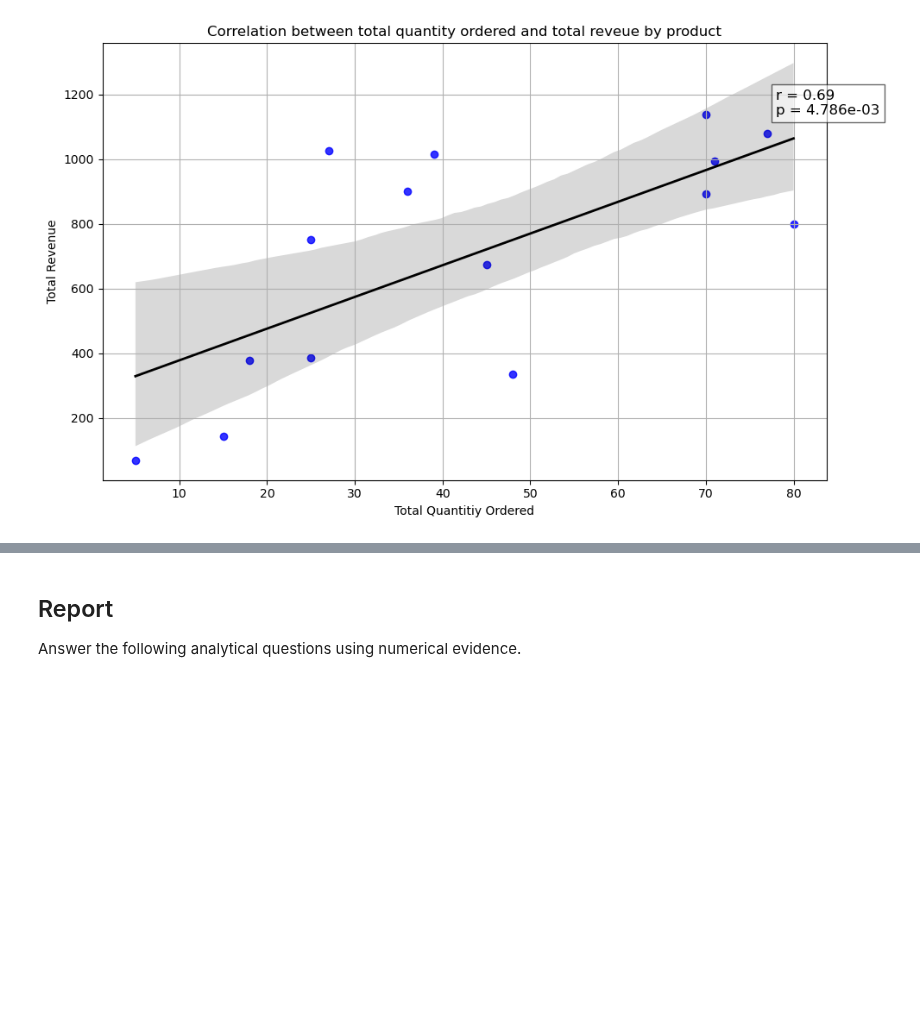
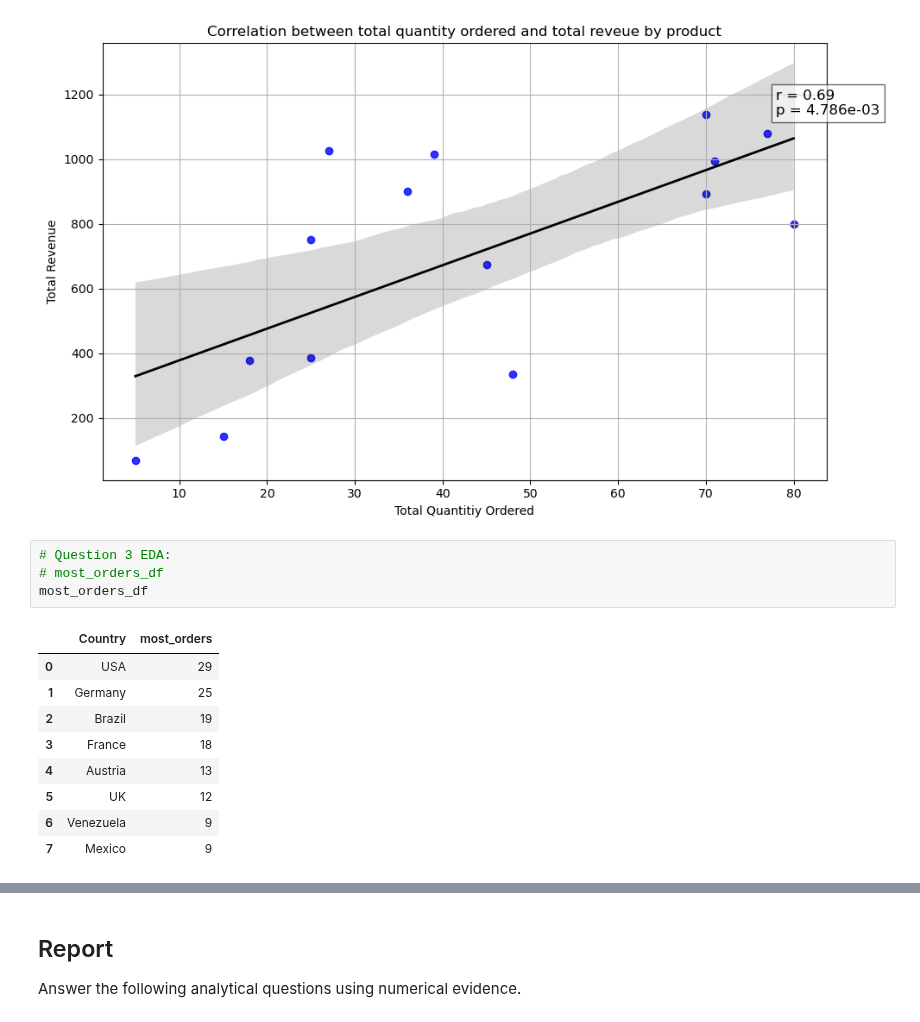
Before and after one commit to DataEden/The-Knowledge-House-2025, a Jupyter notebook: T-Labs/adhoc-sql/adhoc_report.ipynb, the cells around one changed output, grey strips where cells are left out. Cells and saved outputs as stored; diff of their text form; blank space fills up the shorter version.

```diff
--- a/T-Labs/adhoc-sql/adhoc_report.ipynb
+++ b/T-Labs/adhoc-sql/adhoc_report.ipynb
@@ -568,3 +578,17 @@ plt.tight_layout()
 plt.grid(True)
 # %% [output]
 [figure]
+# %%
+# Question 3 EDA:
+# most_orders_df
+most_orders_df
+# %% [output]
+|  | Country | most_orders |
+| 0 | USA | 29 |
+| 1 | Germany | 25 |
+| 2 | Brazil | 19 |
+| 3 | France | 18 |
+| 4 | Austria | 13 |
+| 5 | UK | 12 |
+| 6 | Venezuela | 9 |
+| 7 | Mexico | 9 |
```
Also changed, not shown: parts of 21 cells of this notebook.
